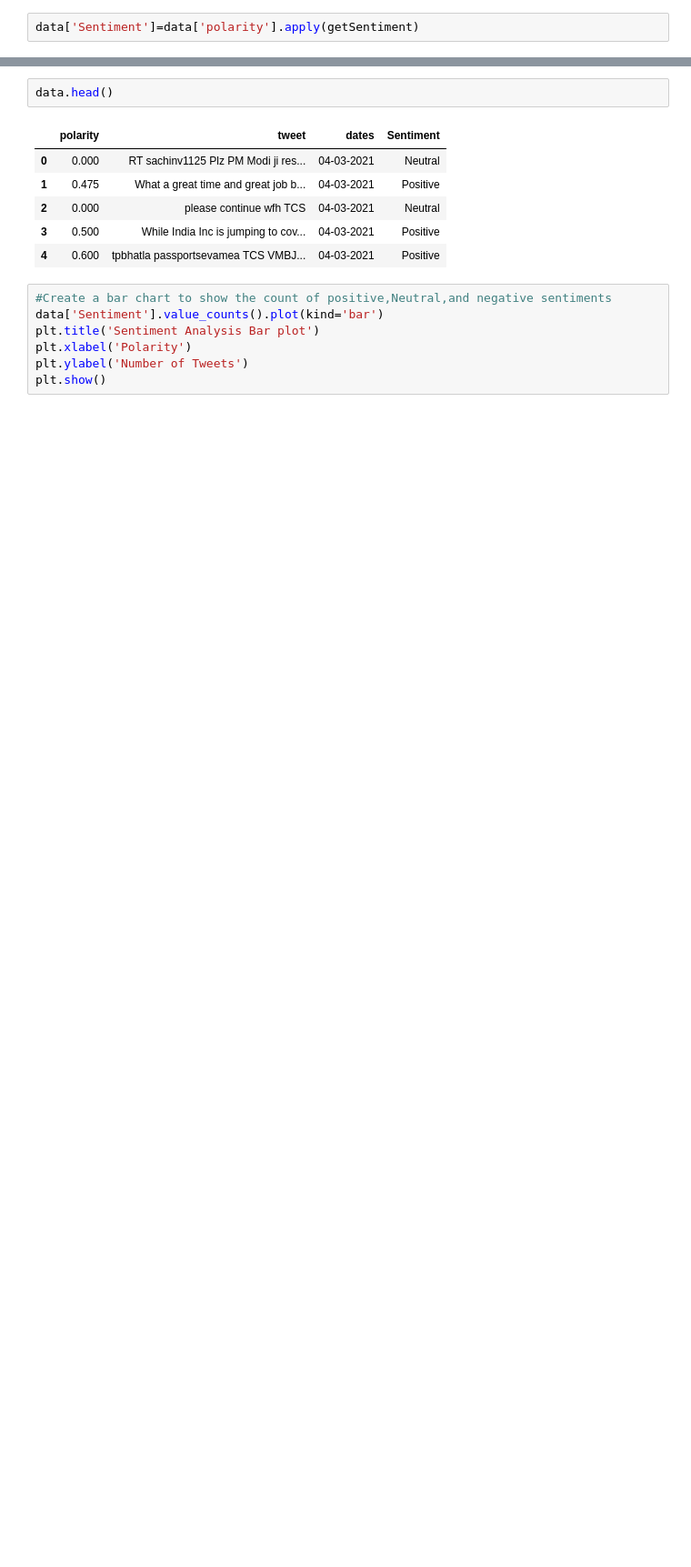
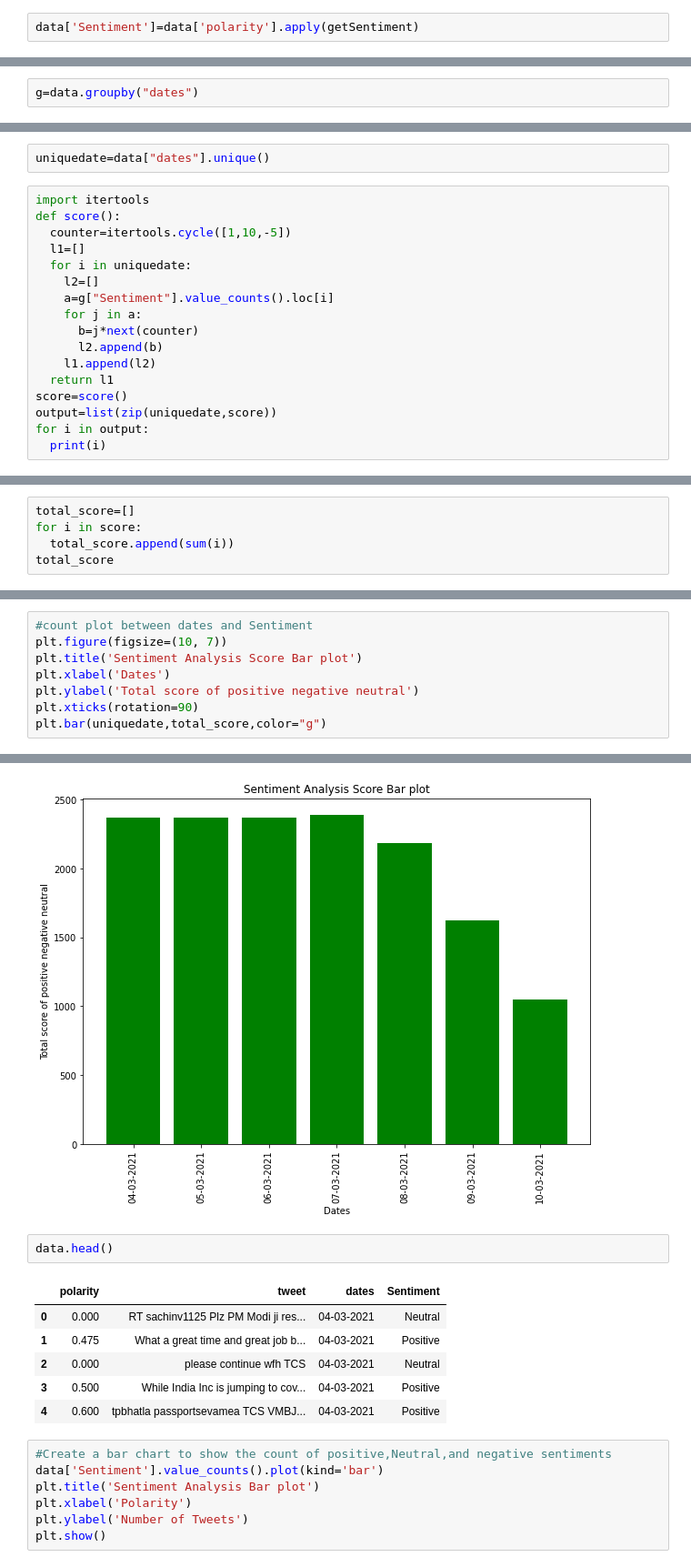
Before and after one commit to ayushic2899/Tweet_Sentiment_Analysis, a Jupyter notebook: SentimentAnalysis.ipynb, the cells around one changed output, grey strips where cells are left out. Shown: that part at 91% size. Drawn from its saved outputs; the diff is of its cells as text; blank space fills up the shorter version.

```diff
--- a/SentimentAnalysis.ipynb
+++ b/SentimentAnalysis.ipynb
@@ -72,0 +87,2 @@ data['Sentiment']=data['polarity'].apply(getSentiment)
+# %%
+g=data.groupby("dates")
@@ -72,0 +109,19 @@ data['Sentiment']=data['polarity'].apply(getSentiment)
+# %%
+uniquedate=data["dates"].unique()
+# %%
+import itertools
+def score():
+  counter=itertools.cycle([1,10,-5])
+  l1=[]
+  for i in uniquedate:
+    l2=[]
+    a=g["Sentiment"].value_counts().loc[i]
+    for j in a:
+      b=j*next(counter)
+      l2.append(b)
+    l1.append(l2)
+  return l1
+score=score()
+output=list(zip(uniquedate,score))
+for i in output:
+  print(i)
@@ -72,0 +136,5 @@ data['Sentiment']=data['polarity'].apply(getSentiment)
+# %%
+total_score=[]
+for i in score:
+  total_score.append(sum(i))
+total_score
@@ -72,0 +143,9 @@ data['Sentiment']=data['polarity'].apply(getSentiment)
+# %%
+#count plot between dates and Sentiment
+plt.figure(figsize=(10, 7))
+plt.title('Sentiment Analysis Score Bar plot')
+plt.xlabel('Dates')
+plt.ylabel('Total score of positive negative neutral')
+plt.xticks(rotation=90)
+plt.bar(uniquedate,total_score,color="g")
+# %% [output]
@@ -73,3 +153,4 @@ data['Sentiment']=data['polarity'].apply(getSentiment)
+[figure, added]
 # %%
 data.head()
 # %% [output]
```
Also changed, not shown: parts of 8 cells of this notebook.
